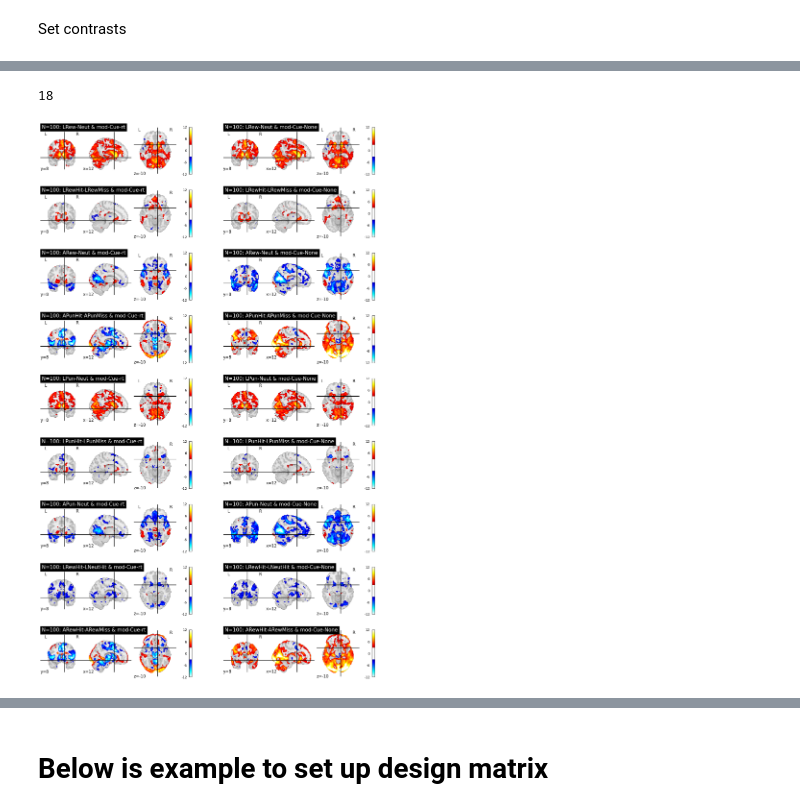
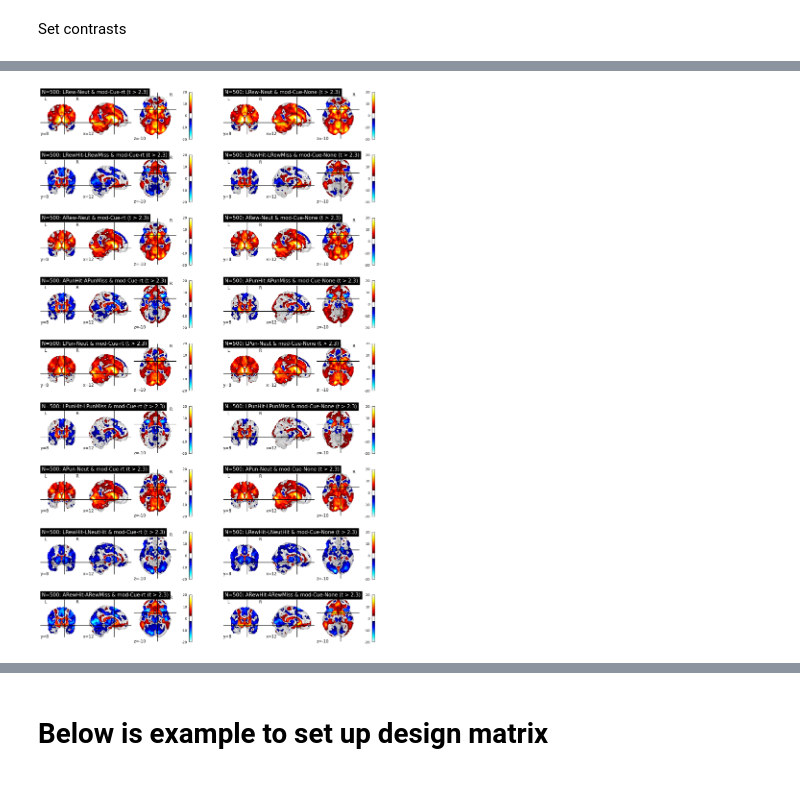
Before and after one commit to demidenm/mid_rt_bold, a Jupyter notebook: scripts/rt_mid_firstlvl.ipynb, the cells around one changed output, grey strips where cells are left out. Saved outputs shown, nothing was run; the diff lists cells and outputs as text; code cells hidden in the pictures.

```diff
--- a/scripts/rt_mid_firstlvl.ipynb
+++ b/scripts/rt_mid_firstlvl.ipynb
@@ -38,14 +47,14 @@ out_rts_df.to_csv(f'{out_path}/subs_avg-overall-rts.csv', index=False)
 # %% [markdown]
 Set contrasts
 # %%
-
 # group level contrast estimates
-contrasts = [
+contrasts_reg = [
     # anticipatory contrasts for cue-model
     'LRew-Neut', 'ARew-Neut', 'LPun-Neut', 'APun-Neut',
     # feedback contrasts
     'ARewHit-ARewMiss', 'LRewHit-LRewMiss', 'APunHit-APunMiss',
     'LPunHit-LPunMiss', 'LRewHit-LNeutHit'
 ]
+
 # rt versus non-rt model
 models = ['Cue-rt', 'Cue-None']
@@ -107,26 +118,22 @@ plt.show()
-# %%
-len(models) * len(contrasts)
-# %% [output]
-18
 # %%
 spec_coords = (12,8,-10)
-tstat_thresh = 3.1
-tstat_max = 12
+tstat_thresh = 2.3
+tstat_max = 20
 n_cols = 2
-n_rows = 9
-fig, axes = plt.subplots(n_rows,n_cols, figsize=(18,30))
+
+fig, axes = plt.subplots(len(contrasts_reg), n_cols, figsize=(18,30))
 
 for mod in ['mod-Cue-rt', 'mod-Cue-None']:
-    for i, con in enumerate(contrasts):
-        con_img = glob(f'{grpmap_path}/subs-100_*{con}_{mod}_stat-tstat.nii.gz')[0]
+    for i, con in enumerate(contrasts_reg):
+        con_img = glob(f'{grpmap_path}/subs-500_*{con}_{mod}_stat-tstat_int.nii.gz')[0]
         row = (i * 2) % n_rows  # Ensure row stays within the range of n_rows
         col = ['mod-Cue-rt', 'mod-Cue-None'].index(mod)
         plotting.plot_stat_map(stat_map_img=con_img, cut_coords=spec_coords,  # Right NAcc
                                display_mode="ortho",
-                               title=f"N=100: {con} & {mod}", threshold=tstat_thresh, draw_cross=True,
+                               title=f"N=500: {con} & {mod} (t > {tstat_thresh})", threshold=tstat_thresh, draw_cross=True,
                                vmax=tstat_max, colorbar=True,
                                axes=axes[row, col])
 
 plt.show()
 # %% [output]
-[figure, old version]
+[figure, new version]
```
Also changed, not shown: parts of 17 cells of this notebook, 3 other files.
